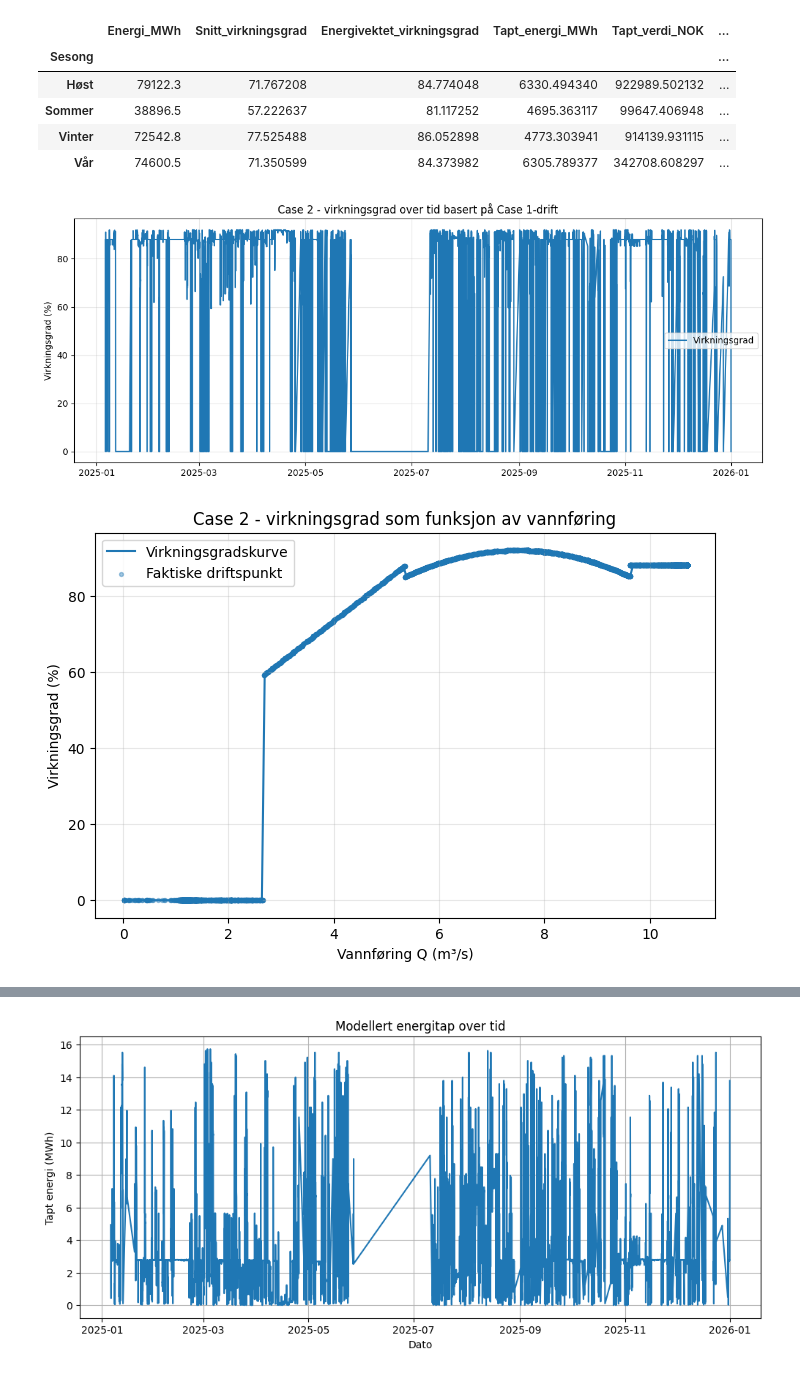
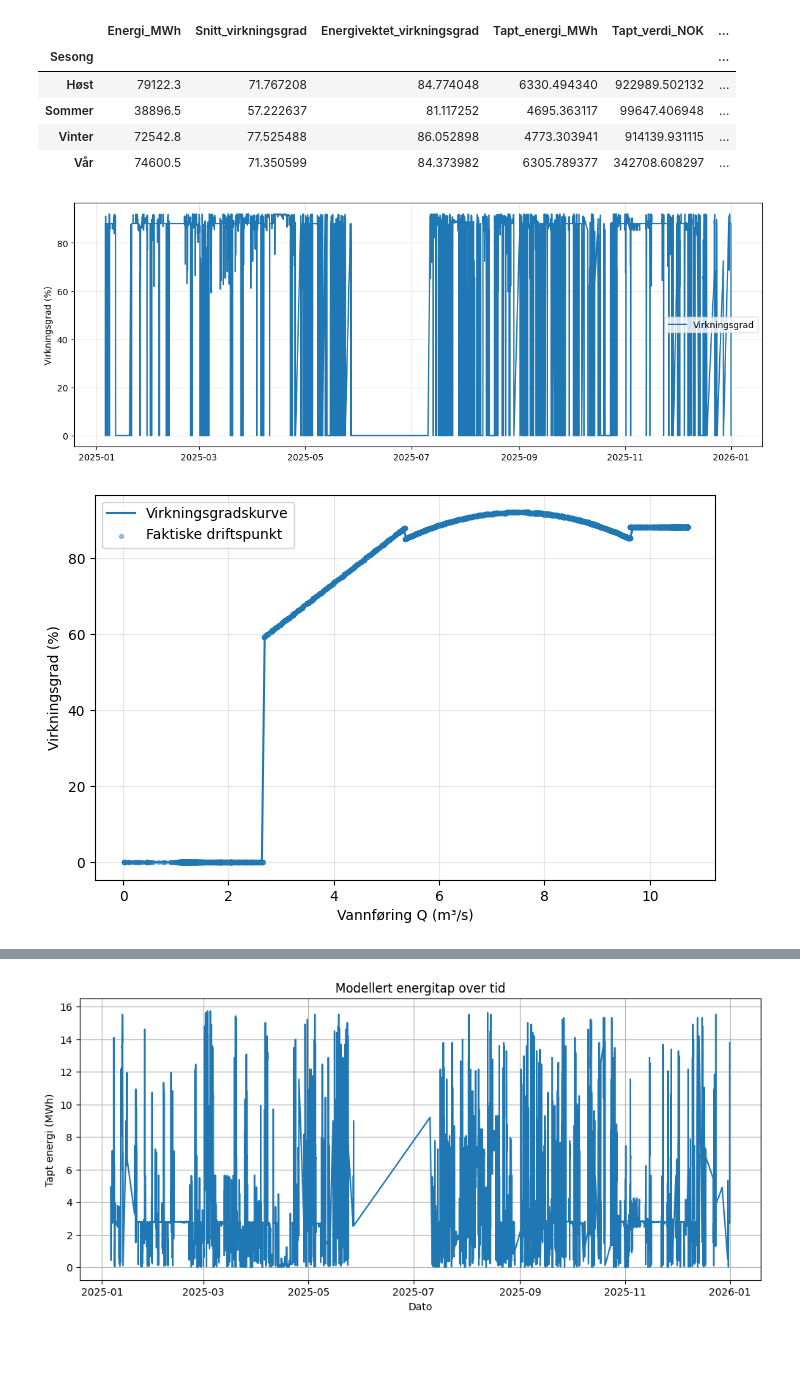
Before and after one commit to istoresund02/vannkraft-vol-2, a Jupyter notebook: Case 2.ipynb, the cells around one changed output, grey strips where cells are left out. Saved outputs shown, nothing was run; the diff lists cells and outputs as text; code cells hidden in the pictures; blank space fills up the shorter version.

```diff
--- a/Case 2.ipynb
+++ b/Case 2.ipynb
@@ -234,7 +234,6 @@ season_summary
 
 plt.figure(figsize=(14,5))
 plt.plot(drift["Datetime"], drift["eta_model"] * 100, label="Virkningsgrad")
-plt.title("Case 2 - virkningsgrad over tid basert på Case 1-drift")
 plt.ylabel("Virkningsgrad (%)")
 plt.grid(True, alpha=0.3)
 plt.legend()
@@ -246,37 +245,38 @@ eta_plot = eta_turbin(Q_plot)
 plt.figure(figsize=(8,5))
 plt.plot(Q_plot, eta_plot * 100, label="Virkningsgradskurve")
 plt.scatter(drift["Q_for_eta_m3s"], drift["eta_model"] * 100, s=8, alpha=0.4, label="Faktiske driftspunkt")
-plt.title("Case 2 - virkningsgrad som funksjon av vannføring")
 plt.xlabel("Vannføring Q (m³/s)")
 plt.ylabel("Virkningsgrad (%)")
 plt.grid(True, alpha=0.3)
 plt.legend()
 plt.show()
 
 plt.figure(figsize=(8,5))
 plt.scatter(drift["MWh"], drift["eta_model"] * 100, alpha=0.5)
-plt.title("Case 2 - produksjon og virkningsgrad")
 plt.xlabel("Produksjon (MWh)")
 plt.ylabel("Virkningsgrad (%)")
 plt.grid(True, alpha=0.3)
 plt.show()
 
 plt.figure(figsize=(8,5))
 plt.scatter(drift["Price_ore_kWh"], drift["eta_model"] * 100, alpha=0.5)
-plt.title("Case 2 - pris og virkningsgrad")
 plt.xlabel("Pris (øre/kWh)")
 plt.ylabel("Virkningsgrad (%)")
 plt.grid(True, alpha=0.3)
 plt.show()
 
 energy_by_eta = drift.groupby("eta_kategori")["MWh"].sum()
 
 plt.figure(figsize=(8,5))
 energy_by_eta.plot(kind="bar")
-plt.title("Case 2 - energi fordelt på virkningsgradskategori")
+
+
 plt.ylabel("Energi (MWh)")
+
+plt.xticks(rotation=0)
+
 plt.grid(True, axis="y", alpha=0.3)
 plt.show()
 # %% [output]
-[figure, old version]
+[figure, new version]
-[figure, old version]
+[figure, new version]
```
Also changed, not shown: parts of 2 cells of this notebook.
